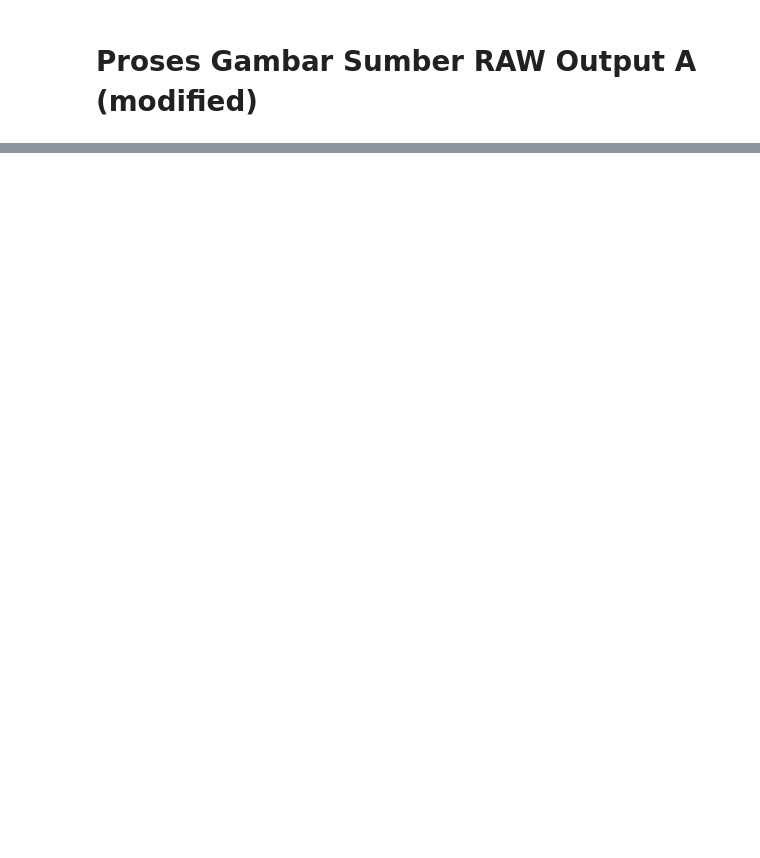
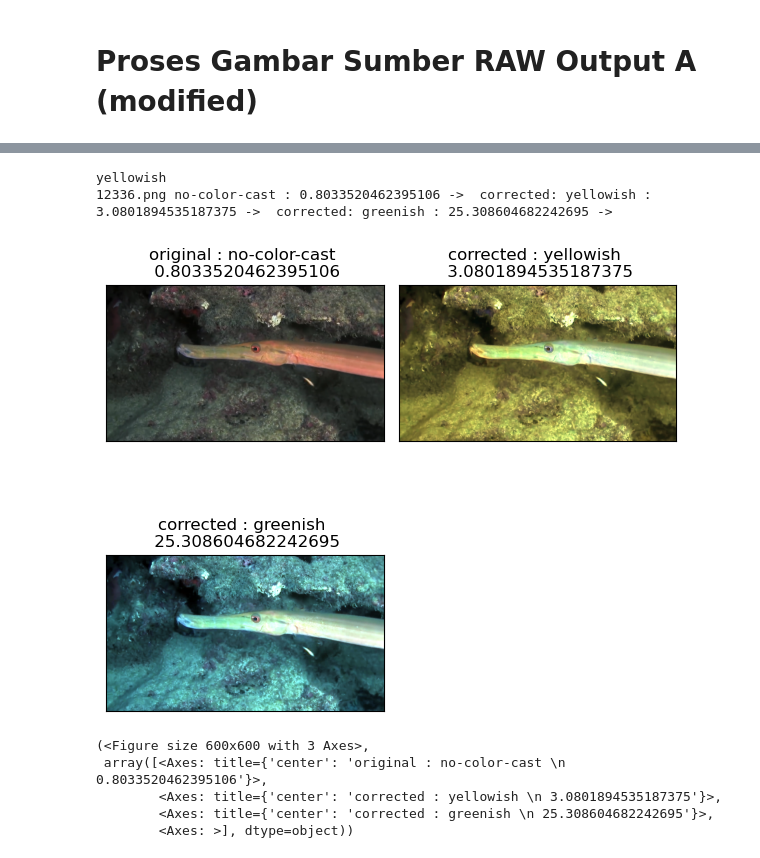
Before and after one commit to mirzayogy/2024_haofeng_hu, a Jupyter notebook: main_d_modified_a.ipynb, the cells around one changed output, grey strips where cells are left out. Cells and saved outputs as stored; diff of their text form; code cells hidden in the pictures; blank space fills up the shorter version.

```diff
--- a/main_d_modified_a.ipynb
+++ b/main_d_modified_a.ipynb
@@ -2,0 +16,55 @@
+# %%
+import matplotlib.pyplot as plt
+
+import importlib
+import lib.show
+import lib.export
+import lib.D_acc_modified
+importlib.reload(lib.show)
+importlib.reload(lib.export)
+importlib.reload(lib.D_acc_modified)
+from lib.show import show_image_group_auto_numpy, show_image_matplotlib
+from lib.export import ekspor_png
+from lib.D_acc_modified import get_ccf, get_increased_dynamic_range, get_color_corrected_increased_dynamic_range, get_color_corrected
+
+
+photos = []
+titles = []
+prt = ""
+
+pathfile = "../UIEB/raw-890/"
+# pathfile = "../UIEB/results/2024_haofeng_hu_just_a/"
+filename = "12336.png"
+fpath = pathfile + filename
+img = cv2.imread(fpath)
+ekspor_png(img, "temp/","im_a_original.png")
+metrics = get_ccf(img, cie=True, device="cuda")
+photos.append(img)
+titles.append("original : " + metrics['cast'] + " \n " + str(metrics['CCF']))
+prt = prt + filename + " " + metrics['cast'] + " : " + str(metrics['CCF']) + " -> "
+
+im_corrected, cast_before = get_color_corrected(fpath)
+ekspor_png(im_corrected, "temp/","im_b_corrected.png")
+metrics = get_ccf(im_corrected, cie=True, device="cuda")
+photos.append(im_corrected)
+titles.append("corrected : " + metrics['cast'] + " \n " + str(metrics['CCF']))
+prt = prt + " corrected: " + metrics['cast'] + " : " + str(metrics['CCF']) + " -> "
+
+im_corrected = get_increased_dynamic_range("temp/im_b_corrected.png")
+ekspor_png(im_corrected, "temp/","im_c_increased.png")
+metrics = get_ccf(im_corrected, cie=True, device="cuda")
+photos.append(im_corrected)
+titles.append("corrected : " + metrics['cast'] + " \n " + str(metrics['CCF']))
+prt = prt + " corrected: " + metrics['cast'] + " : " + str(metrics['CCF']) + " -> "
+
+print(prt)
+show_image_group_auto_numpy(photos,titles)
+# %% [output]
+yellowish
+12336.png no-color-cast : 0.8033520462395106 ->  corrected: yellowish : 3.0801894535187375 ->  corrected: greenish : 25.308604682242695 ->
+[figure, added]
+(<Figure size 600x600 with 3 Axes>,
+ array([<Axes: title={'center': 'original : no-color-cast \n 0.8033520462395106'}>,
+        <Axes: title={'center': 'corrected : yellowish \n 3.0801894535187375'}>,
+        <Axes: title={'center': 'corrected : greenish \n 25.308604682242695'}>,
+        <Axes: >], dtype=object))
```
Also changed, not shown: parts of 8 cells of this notebook, 26 other files.
